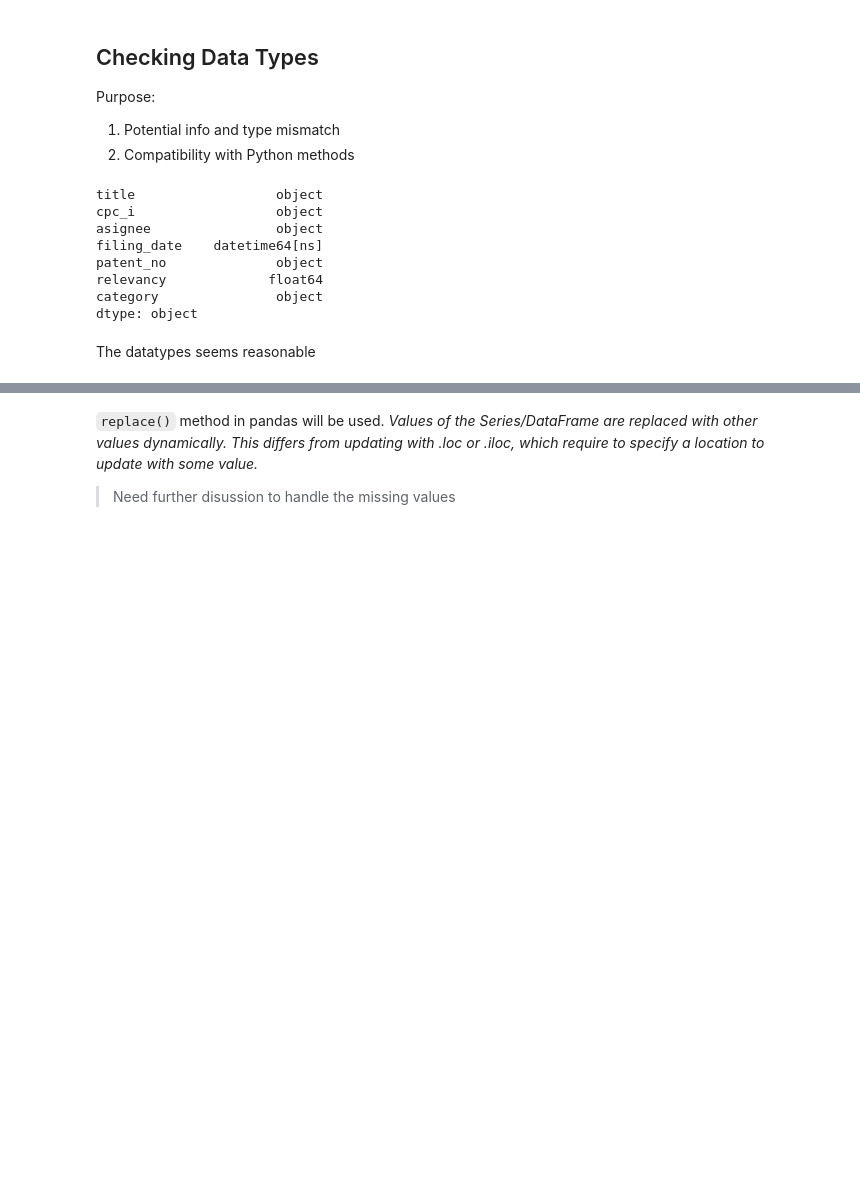
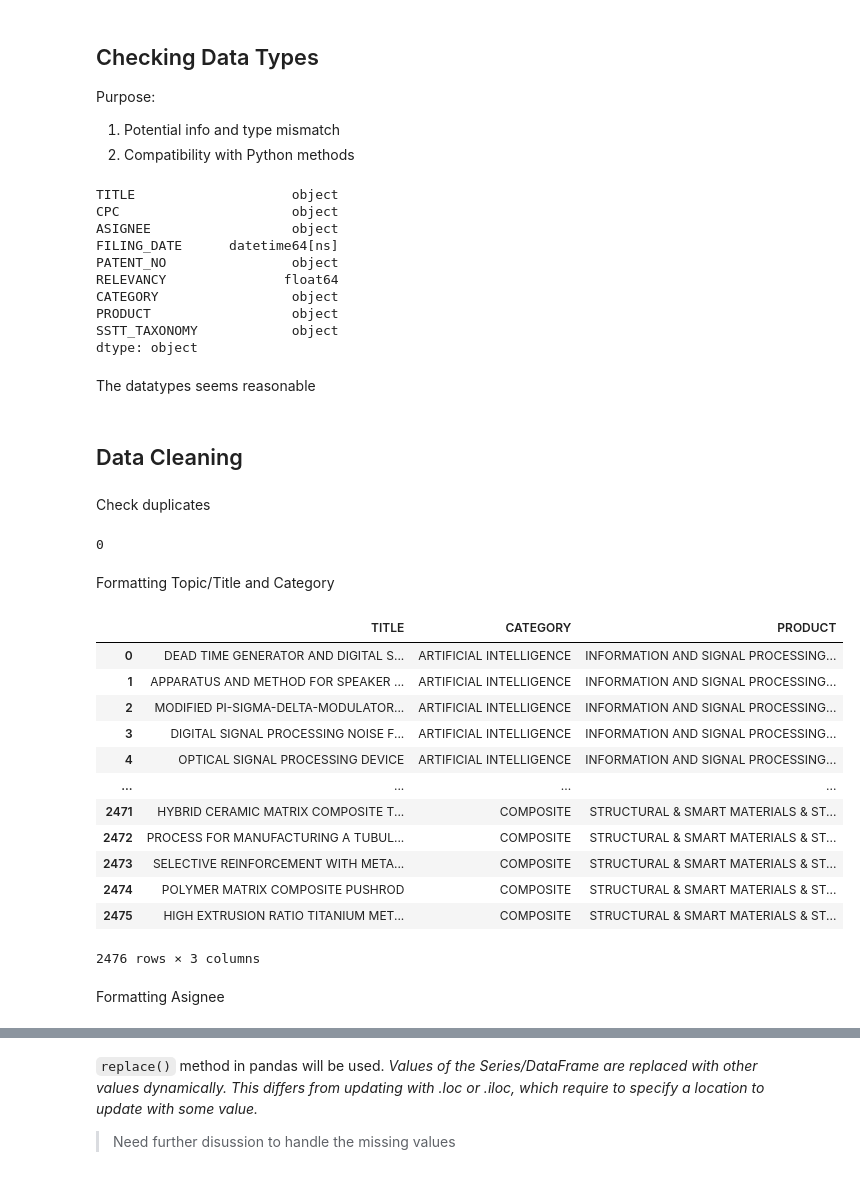
Before and after one commit to faridnec/forecasting-tech-adoption, a Jupyter notebook: notebooks/data-preprocessing.ipynb, the cells around one changed output, grey strips where cells are left out. Drawn from its saved outputs; the diff is of its cells as text; code cells hidden in the pictures; blank space fills up the shorter version.

```diff
--- a/notebooks/data-preprocessing.ipynb
+++ b/notebooks/data-preprocessing.ipynb
@@ -6,8 +6,8 @@ Performing some fundamental data wrangling that, together, form the pre-processi
 import pandas as pd
 import numpy as np
 # %%
-file_path = "D:\OneDrive\Documents\data.xlsx"
+file_path = "../data/raw/data.xlsx"
 # %%
-df = pd.read_excel(file_path, sheet_name="UAV")
+df = pd.read_excel(file_path, sheet_name="integrated_db")
 df.head()
 # %% [output]
@@ -43,15 +24,49 @@ Purpose:
 1. Potential info and type mismatch
 2. Compatibility with Python methods
 # %%
-main_df.dtypes
+df.dtypes
 # %% [output]
-title                  object
-cpc_i                  object
-asignee                object
-filing_date    datetime64[ns]
-patent_no              object
-relevancy             float64
-category               object
+TITLE                    object
+CPC                      object
+ASIGNEE                  object
+FILING_DATE      datetime64[ns]
+PATENT_NO                object
+RELEVANCY               float64
+CATEGORY                 object
+PRODUCT                  object
+SSTT_TAXONOMY            object
 dtype: object
 # %% [markdown]
 The datatypes seems reasonable
+# %% [markdown]
+## Data Cleaning
+# %% [markdown]
+Check duplicates
+# %%
+duplicate_count = df.duplicated().sum()
+
+duplicate_count
+# %% [output]
+0
+# %% [markdown]
+Formatting Topic/Title and Category
+# %%
+df[['TITLE','CATEGORY','PRODUCT']] = df[['TITLE','CATEGORY','PRODUCT']].apply(lambda x: x.str.upper())
+
+df[['TITLE', 'CATEGORY','PRODUCT']]
+# %% [output]
+|  | TITLE | CATEGORY | PRODUCT |
+| 0 | DEAD TIME GENERATOR AND DIGITAL S... | ARTIFICIAL INTELLIGENCE | INFORMATION AND SIGNAL PROCESSING... |
+| 1 | APPARATUS AND METHOD FOR SPEAKER ... | ARTIFICIAL INTELLIGENCE | INFORMATION AND SIGNAL PROCESSING... |
+| 2 | MODIFIED PI-SIGMA-DELTA-MODULATOR... | ARTIFICIAL INTELLIGENCE | INFORMATION AND SIGNAL PROCESSING... |
+| 3 | DIGITAL SIGNAL PROCESSING NOISE F... | ARTIFICIAL INTELLIGENCE | INFORMATION AND SIGNAL PROCESSING... |
+| 4 | OPTICAL SIGNAL PROCESSING DEVICE | ARTIFICIAL INTELLIGENCE | INFORMATION AND SIGNAL PROCESSING... |
+| ... | ... | ... | ... |
+| 2471 | HYBRID CERAMIC MATRIX COMPOSITE T... | COMPOSITE | STRUCTURAL & SMART MATERIALS & ST... |
+| 2472 | PROCESS FOR MANUFACTURING A TUBUL... | COMPOSITE | STRUCTURAL & SMART MATERIALS & ST... |
+| 2473 | SELECTIVE REINFORCEMENT WITH META... | COMPOSITE | STRUCTURAL & SMART MATERIALS & ST... |
+| 2474 | POLYMER MATRIX COMPOSITE PUSHROD | COMPOSITE | STRUCTURAL & SMART MATERIALS & ST... |
+| 2475 | HIGH EXTRUSION RATIO TITANIUM MET... | COMPOSITE | STRUCTURAL & SMART MATERIALS & ST... |
+2476 rows × 3 columns
+# %% [markdown]
+Formatting Asignee
```
Also changed, not shown: parts of 25 cells of this notebook, 20 other files.
